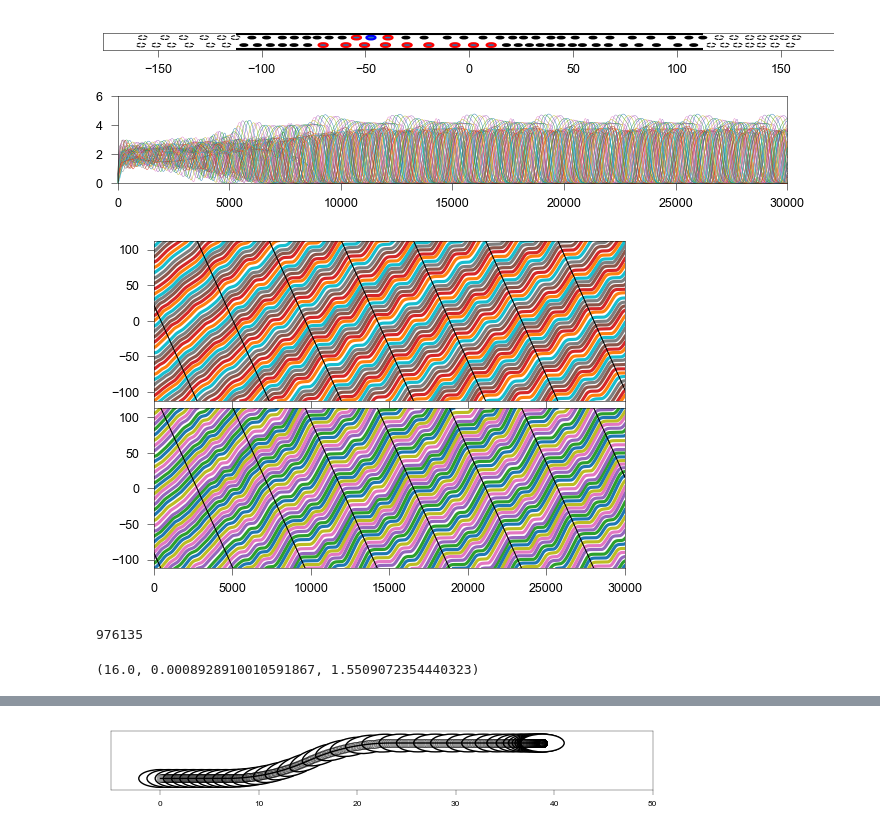
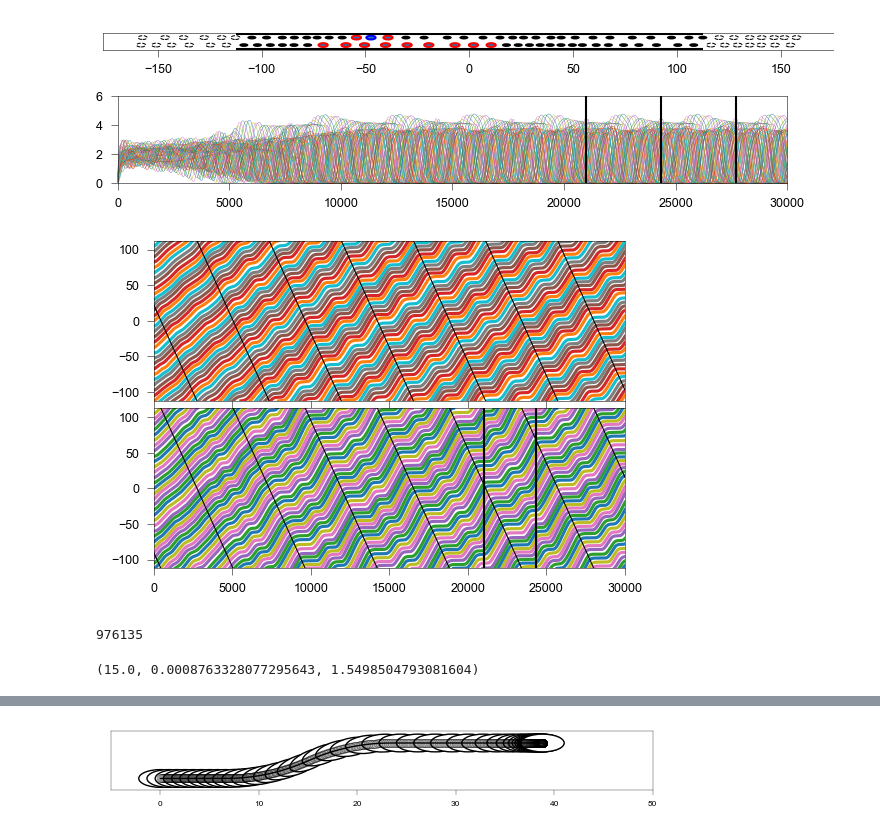
Before and after one commit to EPFL-ENAC/LUTS-pneuma-simulator, a Jupyter notebook: notebooks/simulator.ipynb, the cells around one changed output, grey strips where cells are left out. Saved outputs shown, nothing was run; the diff lists cells and outputs as text; code cells hidden in the pictures.

```diff
--- a/notebooks/simulator.ipynb
+++ b/notebooks/simulator.ipynb
@@ -1117,6 +1117,7 @@ seed = 1024
 COUNT = int(300 / params.dt)
 skip = 1000
 stochastic = False
+distributed = True
 rng = np.random.default_rng(seed)
 n_cars = 30
 n_moto = 0
@@ -1134,7 +1135,7 @@ tau, lam, v0, s0 = equilibrium(
     n_cars,
     n_moto,
     rng,
-    distributed=True,
+    distributed,
 )
 tau = np.repeat(tau_c, len(tau))
 l_a = []
@@ -1345,20 +1346,23 @@ fig.tight_layout(pad=0)
 # %%
 %matplotlib widget
 fig, ax = plt.subplots(figsize=(12 * cm, 2 * cm), dpi=150)
 setattr(fig.canvas, "header_visible", False)
 for n in range(2 * n_cars):
     l_speed = []
     for t, group in enumerate(l_agents):
         if t >= 0:
             speed = group[n]["speed"]
             l_speed.append(speed)
     plt.plot(l_speed, lw=0.2, clip_on=False)
+plt.axvline(21000, c="k", lw=1)
+plt.axvline(24350, c="k", lw=1)
+plt.axvline(27700, c="k", lw=1)
 ax.set_xlim(0, COUNT)
 ax.set_ylim(0, 6)
 plt.tight_layout(pad=0)
 plt.show()
 # %% [output]
-[figure, old version]
+[figure, new version]
 # %%
 %matplotlib inline
 fig, axes = plt.subplots(2, 1, sharex=True, figsize=(9 * cm, 6 * cm), dpi=150)
@@ -1401,6 +1405,8 @@ for lane_idx, lane_sign in enumerate(lanes):
         prev = x
 
     ax.plot(line, c=l_c[lane_idx], linewidth=.5)
+    plt.axvline(21000, c="k", lw=1)
+    plt.axvline(24350, c="k", lw=1)
     # ----------------------------------------
 
     #ax.set_ylabel(f"Lane {'+' if lane_sign > 0 else '-'}")
@@ -1411,7 +1417,7 @@ for lane_idx, lane_sign in enumerate(lanes):
 plt.tight_layout(pad=0)
 plt.show()
 # %% [output]
-[figure, old version]
+[figure, new version]
 # %%
 speeds = []
 gaps = []
@@ -1435,10 +1441,10 @@ len(ttc_data)
 import powerlaw
 from powerlaw import pdf, power_law_ks_distance
 # %%
-results = powerlaw.Fit(ttc_data, xmin=16.0)
+results = powerlaw.Fit(ttc_data, xmin=15.0)
 results.xmin, results.sigma, results.alpha
 # %% [output]
-(16.0, 0.0008928910010591867, 1.5509072354440323)
+(15.0, 0.0008763328077295643, 1.5498504793081604)
 # %%
 ks = power_law_ks_distance(ttc_data, results.alpha, results.xmin)
 ks
```
Also changed, not shown: parts of 10 cells of this notebook.
